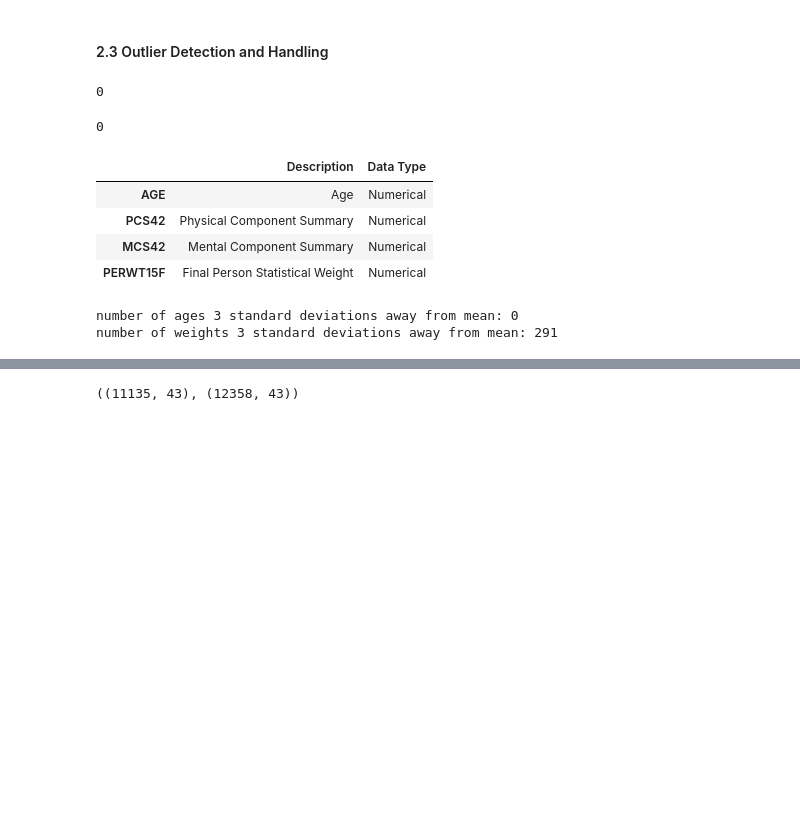
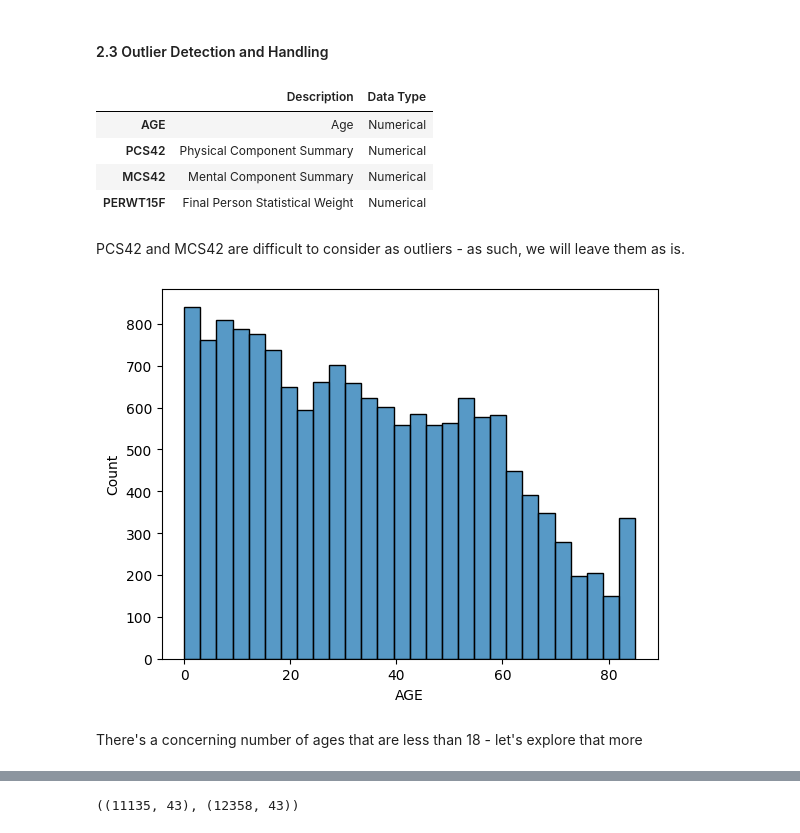
Before and after one commit to 474benchen/capstone_replication, a Jupyter notebook: replication-project-part-02-model-dev-fairness-eval.ipynb, the cells around one changed output, grey strips where cells are left out. Saved outputs shown, nothing was run; the diff lists cells and outputs as text; code cells hidden in the pictures; blank space fills up the shorter version.

```diff
--- a/replication-project-part-02-model-dev-fairness-eval.ipynb
+++ b/replication-project-part-02-model-dev-fairness-eval.ipynb
@@ -317,14 +317,6 @@ df_panel_19_reduced.shape, df_panel_20_reduced.shape
 #### 2.3 Outlier Detection and Handling
 # %%
 # # Null handling
-# %%
-df_panel_19_reduced.isnull().sum().sum()
-# %% [output]
-0
-# %%
-df_panel_20_reduced.isnull().sum().sum()
-# %% [output]
-0
 # %%
 # handle -9 which is null value in columns PCS42, MCS42, K6SUM42
 df_panel_19_reduced = df_panel_19_reduced[(df_panel_19_reduced['PCS42'] != -9)
@@ -340,15 +332,12 @@ feature_key[feature_key['Data Type'] == 'Numerical']
 | PCS42 | Physical Component Summary | Numerical |
 | MCS42 | Mental Component Summary | Numerical |
 | PERWT15F | Final Person Statistical Weight | Numerical |
+# %% [markdown]
+PCS42 and MCS42 are difficult to consider as outliers - as such, we will leave them as is.
 # %%
-data = df_panel_19_reduced.copy()
-# idk how the other 2 numerical columns can be considered outliers
-# age
-data['AGE_ZSCORE'] = (data['AGE'] - data['AGE'].mean()) / np.std(data['AGE'])
-# weight
-data['WEIGHT_ZSCORE'] = (data['PERWT15F'] - data['PERWT15F'].mean()) / np.std(data['PERWT15F'])
-print("number of ages 3 standard deviations away from mean: " + str((np.abs(data['AGE_ZSCORE']) > 3).sum()))
-print("number of weights 3 standard deviations away from mean: " + str((np.abs(data['WEIGHT_ZSCORE']) > 3).sum()))
+sns.histplot(df_panel_19_reduced['AGE'])
+plt.show()
 # %% [output]
-number of ages 3 standard deviations away from mean: 0
-number of weights 3 standard deviations away from mean: 291
+[figure, added]
+# %% [markdown]
+There's a concerning number of ages that are less than 18 - let's explore that more
```
Also changed, not shown: parts of 7 cells of this notebook.
